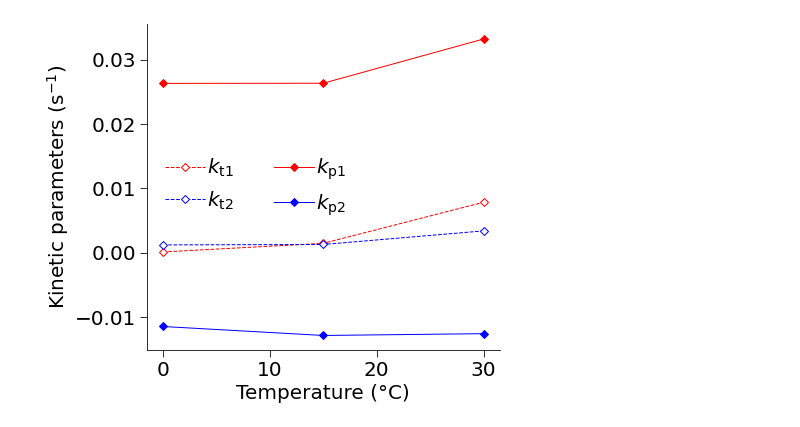
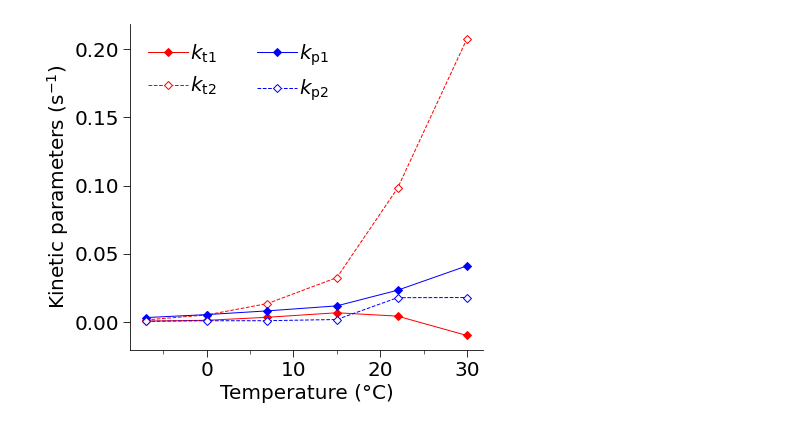
Before and after one commit to ryo0504/hjlab-decay-curve, a Jupyter notebook: src/concat_parameter_df.ipynb, the cells around one changed output. Saved outputs shown, nothing was run; the diff lists cells and outputs as text; code cells hidden in the pictures.

```diff
--- a/src/concat_parameter_df.ipynb
+++ b/src/concat_parameter_df.ipynb
@@ -13,13 +13,14 @@ from matplotlib import ticker
 %matplotlib inline
 # %%
 # 測定温度を入力、低温から順に
-temperature_list = [0, 15, 30]
-data_dir = "result/20220921 5HB/"
+temperature_list = [-7, 0, 7, 15, 22, 30]
+# temperature_list = [-7, 0, 7, 15, 22]
+data_dir = "result/SPA_reanalyze_from_scv/S-B2/"
 
 df_params_all = pd.DataFrame()
 
 for i, temp in enumerate(temperature_list):
-    data = data_dir + str(temperature_list[i]) + "/kinetic_parameters/" + str(temperature_list[i]) + "_parameters.csv"
+    data = data_dir + str(temperature_list[i]) + "/extracted_result/kinetic_parameters/" + str(temperature_list[i]) + "_parameters.csv"
     with codecs.open(data, "r", "UTF-8", "ignore") as file:
         df = pd.read_csv(file, index_col=0)
 
@@ -55,37 +56,37 @@ ax.set_ylabel('Kinetic parameters ($\mathrm{s^{-1}}$)')
 # 軸の最大値、最小値、表示メモリ設定
 # ax.set_xlim(x_min, x_max)
 # ax.set_xticks(x_ticks)
 
 # x軸ラベルの下に空間を生成
 # ax.get_xaxis().set_tick_params(pad=8)
 
 # 目盛りを外に出す
 ax.tick_params(direction='out')
 
 # 2.5間隔で補助メモリ
-# ax.xaxis.set_minor_locator(ticker.MultipleLocator(7.5))
+ax.xaxis.set_minor_locator(ticker.MultipleLocator(5))
 
 # ×10表記
 # ax.xaxis.set_major_formatter(ScalarFormatter(useMathText=True))
 # ax.get_xaxis().get_offset_text().set_position((1.1,0))
 
 # 枠線の消去
 ax.spines['right'].set_visible(False)
 ax.spines['top'].set_visible(False)
 
 fig.subplots_adjust(left=0.2)
-ax.plot(x, y_kt1, marker="D", color="red", lw='1', label="$k$" + "$\mathrm{_{t1}}$", markerfacecolor='#ffffff', linestyle="dashed")
-ax.plot(x, y_kt2, marker="D", color="blue", lw='1', label="$k$" + "$\mathrm{_{t2}}$", markerfacecolor='#ffffff', linestyle="dashed")
-ax.plot(x, y_kp1, marker="D", color="red", lw='1', label="$k$" + "$\mathrm{_{p1}}$")
-ax.plot(x, y_kp2, marker="D", color="blue", lw='1', label= "$k$" + "$\mathrm{_{p2}}$")
+ax.plot(x, y_kt1, marker="D", color="red", lw='1', label="$k$" + "$\mathrm{_{t1}}$")
+ax.plot(x, y_kt2, marker="D", color="red", lw='1', label="$k$" + "$\mathrm{_{t2}}$", markerfacecolor='#ffffff', linestyle="dashed")
+ax.plot(x, y_kp1, marker="D", color="blue", lw='1', label="$k$" + "$\mathrm{_{p1}}$")
+ax.plot(x, y_kp2, marker="D", color="blue", lw='1', label= "$k$" + "$\mathrm{_{p2}}$", markerfacecolor='#ffffff', linestyle="dashed")
 
 # 凡例表示
 ax.legend(handletextpad=0.1, ncol=2)
 
 # csvデータとして保存
 df_params_all.to_csv(data_dir + "parameters_all.csv", index=True)
 
 # 図として保存
-fig.savefig(data_dir + "parameters_all.png")
+fig.savefig(data_dir + "parameters_all.png", bbox_inches='tight', pad_inches=0)
 # %% [output]
-[figure, old version]
+[figure, new version]
```
Also changed, not shown: 9 other files.
